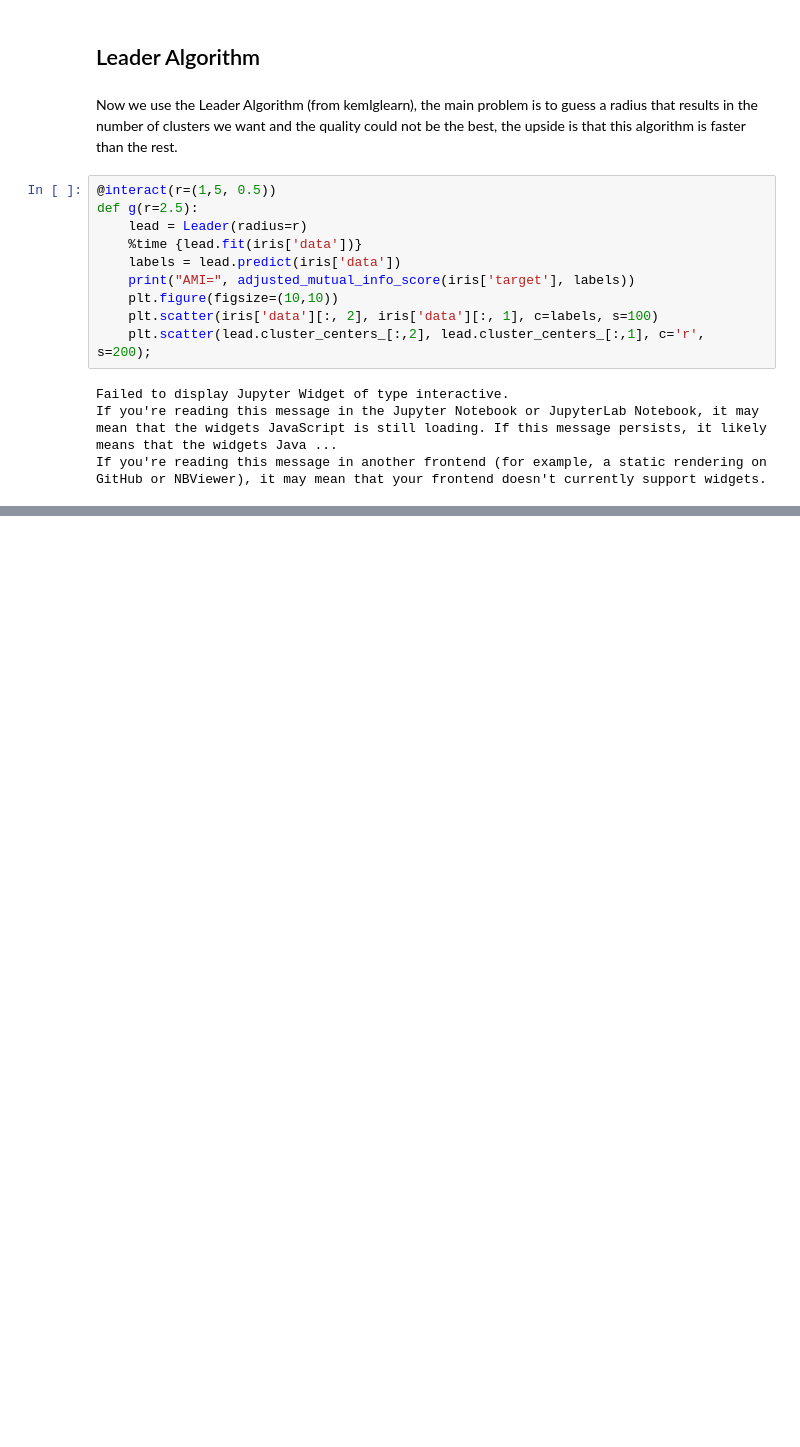
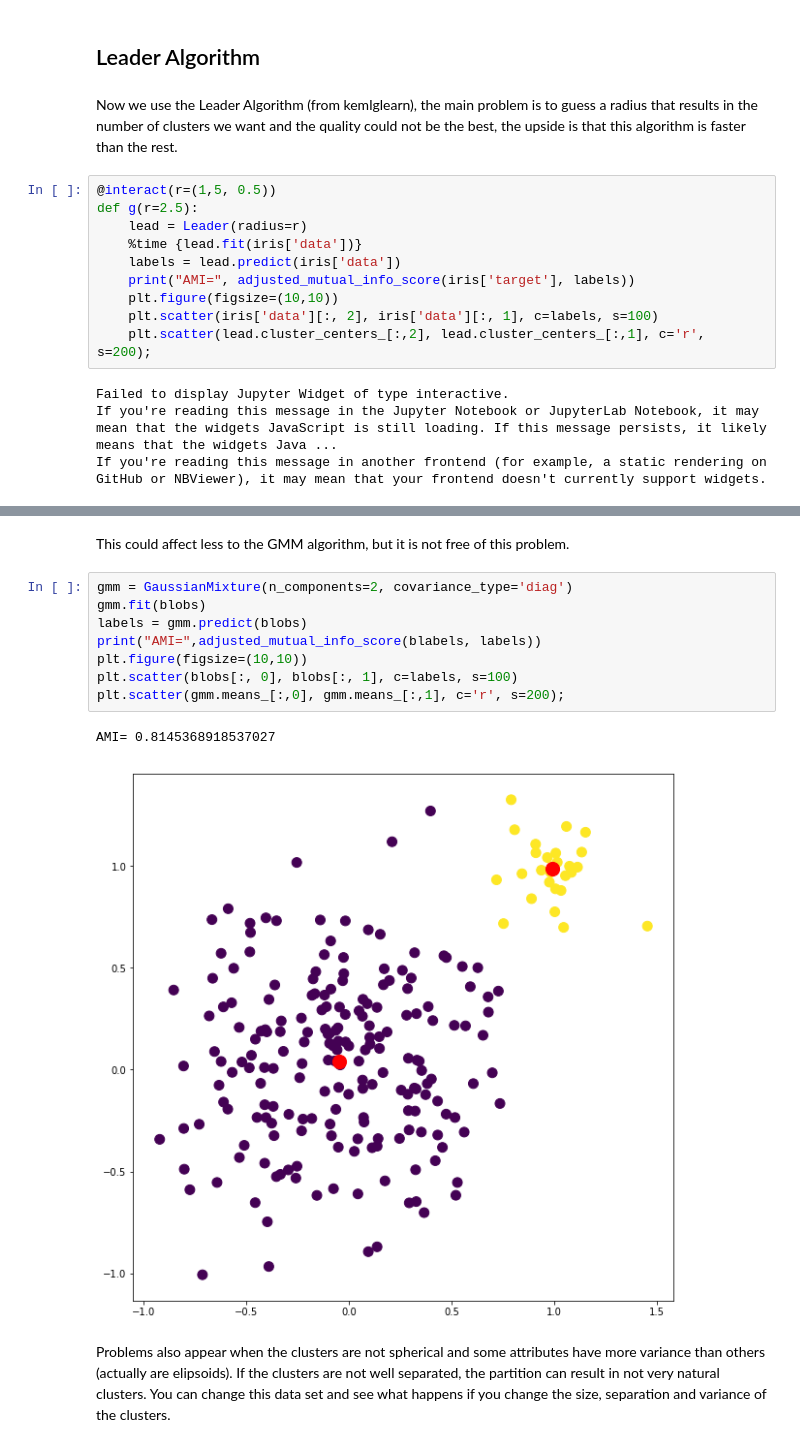
Before and after one commit to bejar/URLNotebooks, a Jupyter notebook: Notebooks/07PrototypeClustering.ipynb, the cells around one changed output, grey strips where cells are left out. Cells and saved outputs as stored; diff of their text form; blank space fills up the shorter version.

```diff
--- a/Notebooks/07PrototypeClustering.ipynb
+++ b/Notebooks/07PrototypeClustering.ipynb
@@ -148,0 +188,15 @@ If you're reading this message in another frontend (for example, a static render
+# %% [markdown]
+This could affect less to the GMM algorithm, but it is not free of this problem.
+# %%
+gmm = GaussianMixture(n_components=2, covariance_type='diag')
+gmm.fit(blobs)
+labels = gmm.predict(blobs)
+print("AMI=",adjusted_mutual_info_score(blabels, labels))
+plt.figure(figsize=(10,10))
+plt.scatter(blobs[:, 0], blobs[:, 1], c=labels, s=100)
+plt.scatter(gmm.means_[:,0], gmm.means_[:,1], c='r', s=200);
+# %% [output]
+AMI= 0.8145368918537027
+[figure, added]
+# %% [markdown]
+Problems also appear when the clusters are not spherical and some attributes have more variance than others (actually are elipsoids). If the clusters are not well separated, the partition can result in not very natural clusters. You can change this data set and see what happens if you change the size, separation and variance of the clusters.
```
Also changed, not shown: parts of 19 cells of this notebook, 15 other files.
